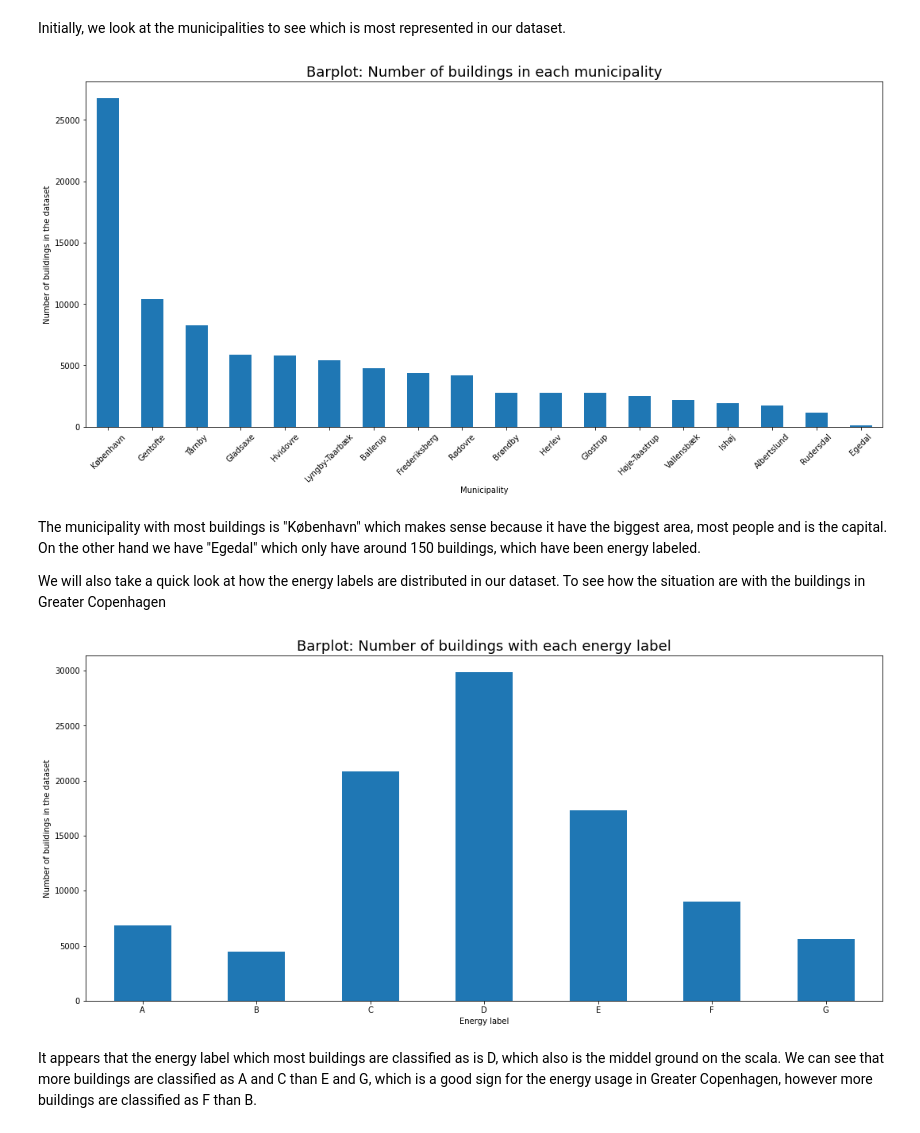
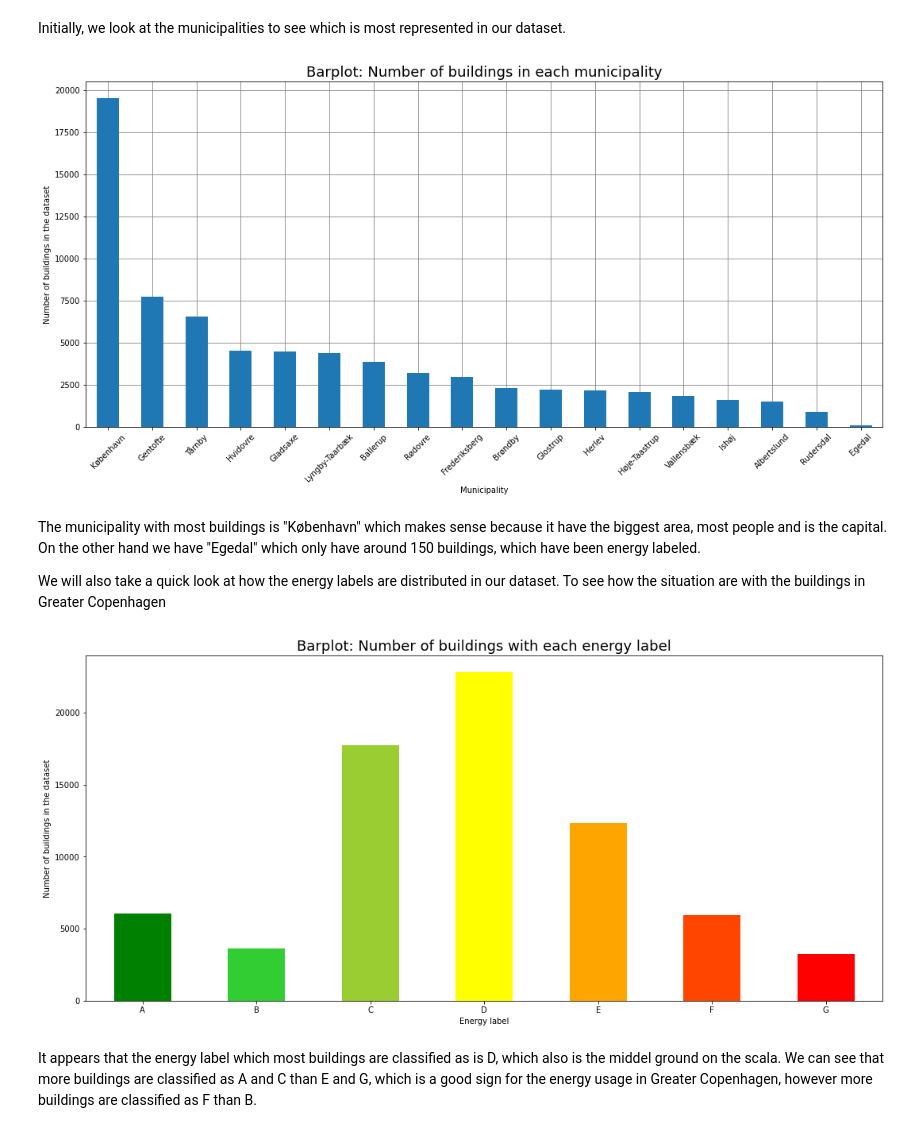
Before and after one commit to oliversvane/DTU_SocialDataProject, a Jupyter notebook: Project_1_exploratory.ipynb, the cells around one changed output. Saved outputs shown, nothing was run; the diff lists cells and outputs as text; code cells hidden in the pictures.

```diff
--- a/Project_1_exploratory.ipynb
+++ b/Project_1_exploratory.ipynb
@@ -162,21 +172,19 @@ EMO = EMO.drop(EMO.index[fjern])
 EMO['YearOfConstruction'] = EMO['YearOfConstruction'].astype(int)
 EMO = EMO[EMO['YearOfConstruction'].between(1500, 2023)]
 
-def drop_dup_b(data):
-    data = data.reset_index(drop=True)
-    idL = []
-    AL = []
-    for i in range(0, len(data)-1):
-        if data['addressRepresentation'][i] not in AL:
-            AL.append(data['addressRepresentation'][i])
-            idL.append(data['id'][i])
 
-        elif data['addressRepresentation'][i] in AL:
-            continue
 
-    return data[data['id'].isin(idL)]
+EMO = EMO.drop_duplicates(subset=['addressRepresentation'],keep='last') #Drop duplicates, keep the newest / last row
 
-EMO = drop_dup_b(EMO)
+EMO = EMO.reset_index(drop=True)
+
+has_been_rennovated=[]#Binary attribute if a building has been rennovated
+for i in range(len(EMO)):
+    if EMO.dateOfRenovation_dateOfEvent_anyPoint[i] =="other:unpopulated":
+        has_been_rennovated.append(0)
+    else:
+        has_been_rennovated.append(1)
+EMO['has_been_rennovated']=has_been_rennovated
 # %% [markdown]
 The dataset feature `EnergyLabelClassification` contains many different labels from A to G and these letters also have numbers to differ between them. We will remove the numbers so it is easier to group the different energy labels.
 # %%
@@ -407,31 +405,34 @@ We'll briefly explain the most attributes in the dataset as this is essential to
 # %% [markdown]
 Initially, we look at the municipalities to see which is most represented in our dataset.
 # %%
-P_of_house = final_data.groupby('Kommune').count()['id']
+P_of_house = df.groupby('Kommune').count()['id']
 
 fig, ax = plt.subplots(figsize=(18,8))
+
 (P_of_house.sort_values(ascending = False)).plot(kind = 'bar', ax = ax, rot = 45)
 ax.set_xlabel('Municipality')
 ax.set_ylabel('Number of buildings in the dataset')
 ax.set_title('Barplot: Number of buildings in each municipality', size = 18)
+ax.set_axisbelow(True)
+ax.grid(color='gray')
 plt.show()
 # %% [output]
-[figure, old version]
+[figure, new version]
 # %% [markdown]
 The municipality with most buildings is "København" which makes sense because it have the biggest area, most people and is the capital. On the other hand we have "Egedal" which only have around 150 buildings, which have been energy labeled.
 
 We will also take a quick look at how the energy labels are distributed in our dataset. To see how the situation are with the buildings in Greater Copenhagen
 # %%
-EL = final_data.groupby('EnergyLabelClassification').count()['id']
+EL = final_data.groupby('Energy Label').count()['id']
 
 fig, ax = plt.subplots(figsize=(18,8))
-EL.plot(kind = 'bar', ax = ax, rot = 0)
+EL.plot(kind = 'bar', ax = ax, rot = 0, color = ['g', 'limegreen', 'yellowgreen', 'yellow', 'orange', 'orangered', 'red'])
 ax.set_xlabel('Energy label')
 ax.set_ylabel('Number of buildings in the dataset')
 ax.set_title('Barplot: Number of buildings with each energy label', size = 18)
 plt.show()
 # %% [output]
-[figure, old version]
+[figure, new version]
 # %% [markdown]
 It appears that the energy label which most buildings are classified as is D, which also is the middel ground on the scala. We can see that more buildings are classified as A and C than E and G, which is a good sign for the energy usage in Greater Copenhagen, however more buildings are classified as F than B.
 # %% [markdown]
```
Also changed, not shown: parts of 14 cells of this notebook.
